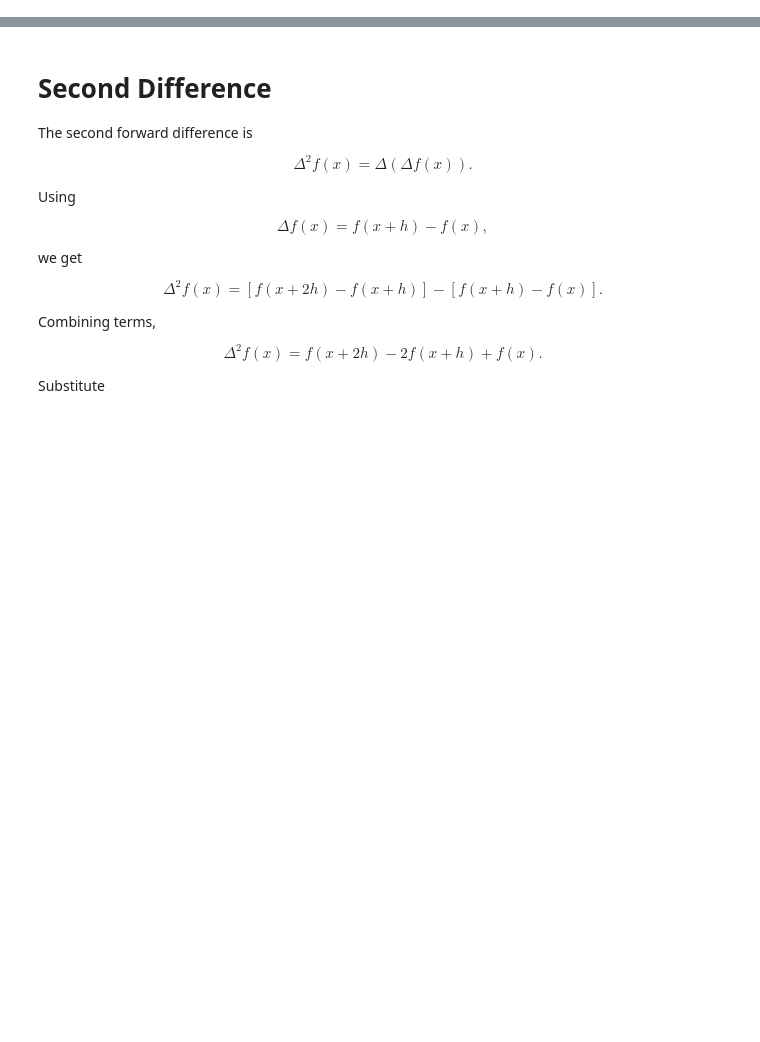
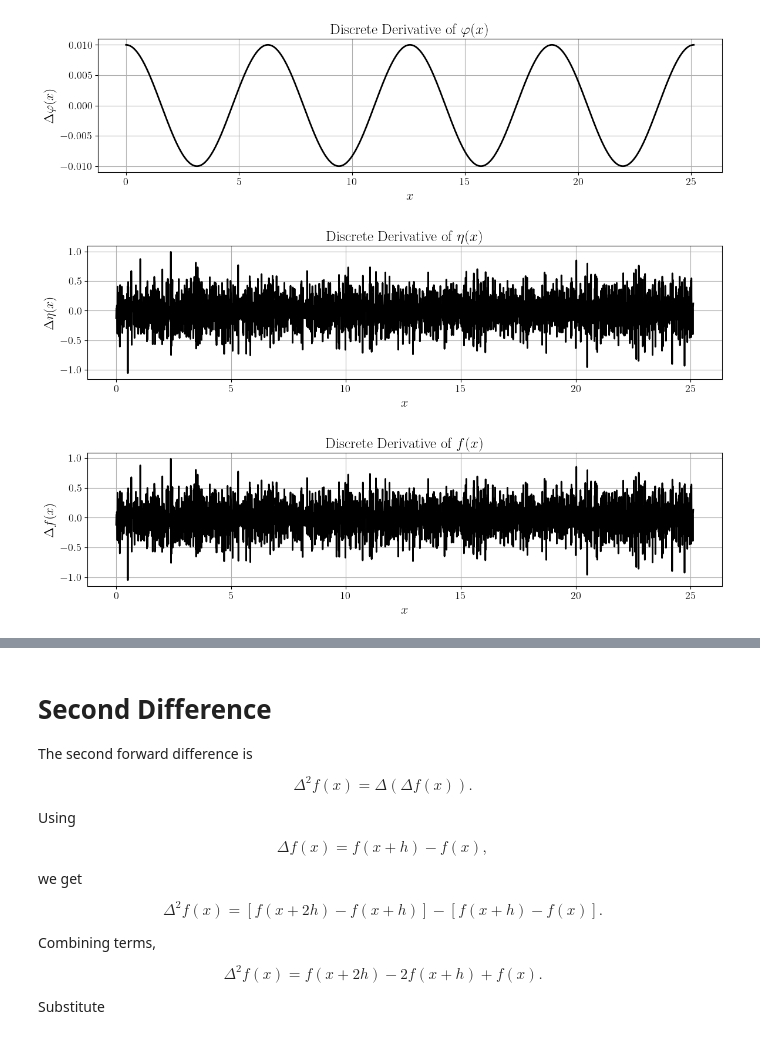
Before and after one commit to mauro-j-sanchirico/personal-experiments, a Jupyter notebook: throwaway/jupyter/2026-05-06_discrete_derivatives.ipynb, the cells around one changed output, grey strips where cells are left out. Saved outputs shown, nothing was run; the diff lists cells and outputs as text; code cells hidden in the pictures; blank space fills up the shorter version.

```diff
--- a/throwaway/jupyter/2026-05-06_discrete_derivatives.ipynb
+++ b/throwaway/jupyter/2026-05-06_discrete_derivatives.ipynb
@@ -196,0 +216,34 @@ $$
+# %%
+d_phi = np.diff(phi)
+d_eta = np.diff(eta)
+d_f = np.diff(f)
+x_diff = x[:-1]
+
+
+fig, ax = plt.subplots(figsize=(12, 3.5))
+ax.plot(x_diff, d_phi, color='black')
+ax.set_title(r'Discrete Derivative of $\varphi(x)$')
+ax.set_xlabel(r'$x$')
+ax.set_ylabel(r'$\Delta \varphi(x)$')
+plt.tight_layout()
+plt.show()
+
+fig, ax = plt.subplots(figsize=(12, 3.5))
+ax.plot(x_diff, d_eta, color='black')
+ax.set_title(r'Discrete Derivative of $\eta(x)$')
+ax.set_xlabel(r'$x$')
+ax.set_ylabel(r'$\Delta \eta(x)$')
+plt.tight_layout()
+plt.show()
+
+fig, ax = plt.subplots(figsize=(12, 3.5))
+ax.plot(x_diff, d_f, color='black')
+ax.set_title(r'Discrete Derivative of $f(x)$')
+ax.set_xlabel(r'$x$')
+ax.set_ylabel(r'$\Delta f(x)$')
+plt.tight_layout()
+plt.show()
+# %% [output]
+[figure, added]
+[figure, added]
+[figure, added]
```
Also changed, not shown: parts of 9 cells of this notebook.
